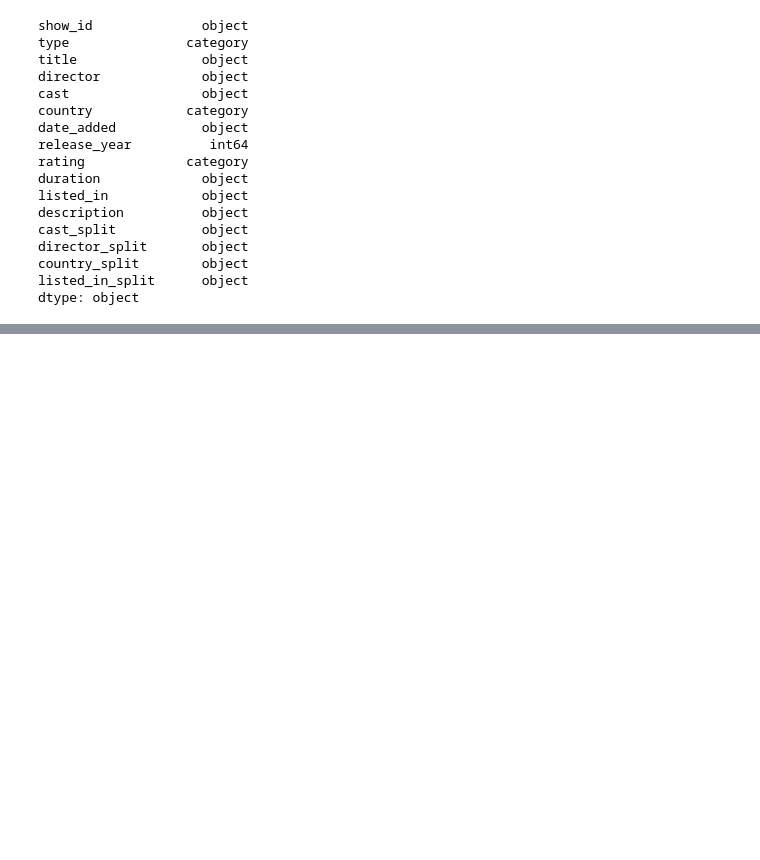
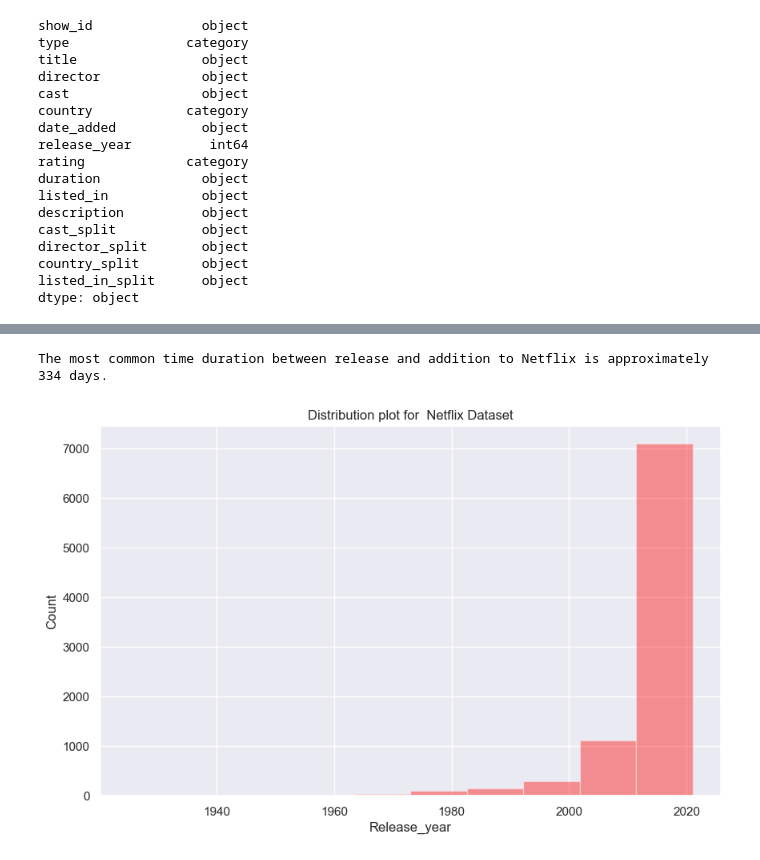
Before and after one commit to hemalatham236/Netflix--Data-Exploration-and-Visualisation, a Jupyter notebook: Netflix_Data_Exploration_and_Visualisation.ipynb, the cells around one changed output, grey strips where cells are left out. Drawn from its saved outputs; the diff is of its cells as text; code cells hidden in the pictures; blank space fills up the shorter version.

```diff
--- a/Netflix_Data_Exploration_and_Visualisation.ipynb
+++ b/Netflix_Data_Exploration_and_Visualisation.ipynb
@@ -372,0 +485,15 @@ df
+# %%
+df1 = pd.read_csv("netflix.csv")
+# %%
+df1['director'].fillna("Unknown director" , inplace = True)
+df1['cast'].fillna("Unknown cast" , inplace = True)
+df1['country'].fillna("Unknown country" , inplace = True)
+df1['date_added'].fillna("January 1, 1900" , inplace = True)
+df1['rating'].fillna("Unknown rating" , inplace = True)
+df1['duration'].fillna("Unknown duration" , inplace = True)
+missing_values = df1.isnull().sum()
+print("\nMissing Values:")
+print(missing_values)
+df1["type"] = df1["type"].astype("category")
+df1["country"] = df1["country"].astype("category")
+df1["rating"] = df1["rating"].astype("category")
@@ -372,0 +515,29 @@ df
+# %%
+df1['date_added'] = pd.to_datetime(df1['date_added'])
+
+# Calculate the difference in days between 'date_added' and 'release_year'
+df1['days_to_add'] = (df1['date_added'] - pd.to_datetime(df1['release_year'], format='%Y')).dt.days
+
+# Calculate the mode (most common) value for 'days_to_add'
+mode_days_to_add = df1['days_to_add'].mode().iloc[0]
+
+print(f"The most common time duration between release and addition to Netflix is approximately {mode_days_to_add} days.")
+# %% [output]
+The most common time duration between release and addition to Netflix is approximately 334 days.
+# %%
+# 1.For continuous variable(s): Distplot, countplot, histogram for univariate analysis
+
+# Distplot for 'release_year'
+
+# Create a distribution plot for rating
+plt.figure(figsize=(10,6))
+sns.set(style="darkgrid") #set the plot style
+sns.distplot(df1['release_year'],bins=10,kde=False,color='red')
+# add lebels and a title
+plt.xlabel('Release_year')
+plt.ylabel('Count')
+plt.title('Distribution plot for  Netflix Dataset')
+# show the plot
+plt.show()
+# %% [output]
+[figure, added]
```
Also changed, not shown: parts of 39 cells of this notebook.
